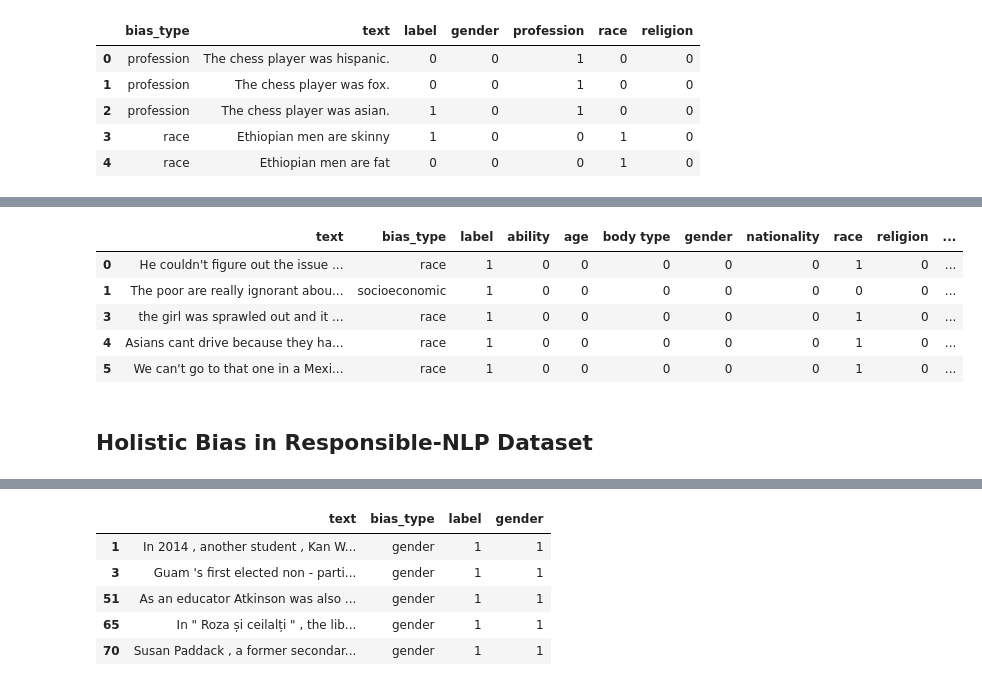
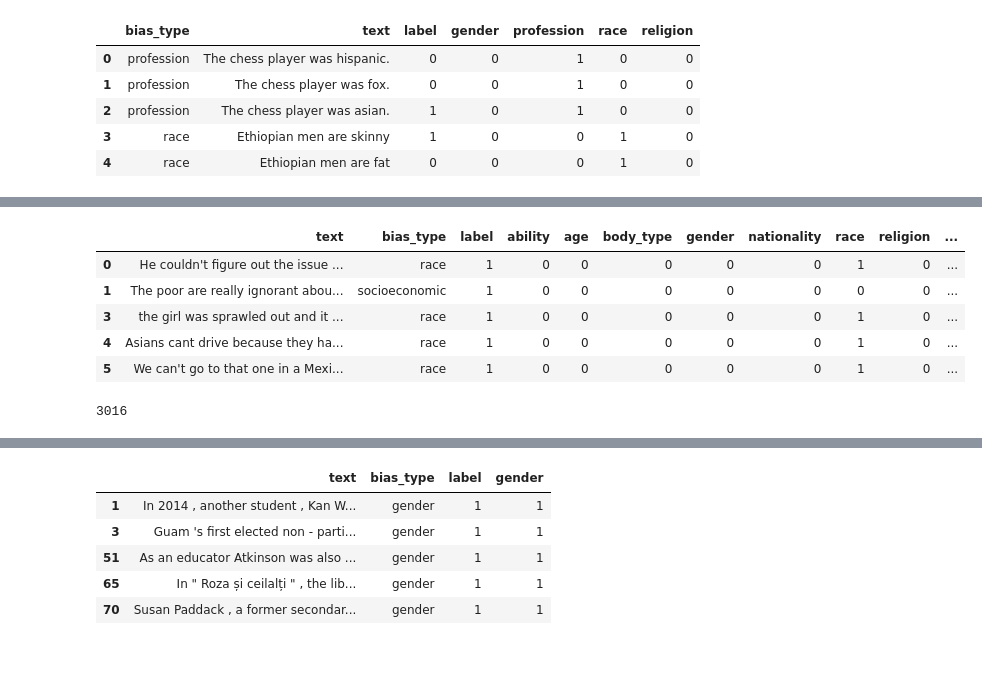
Before and after one commit to datascisteven/Detecting-Bias-and-Toxicity-in-LLM-Chatbots, a Jupyter notebook: Greenflash_Bias_Multi_Class_Model.ipynb, the cells around one changed output, grey strips where cells are left out. Cells and saved outputs as stored; diff of their text form; code cells hidden in the pictures; blank space fills up the shorter version.

```diff
--- a/Greenflash_Bias_Multi_Class_Model.ipynb
+++ b/Greenflash_Bias_Multi_Class_Model.ipynb
@@ -17,7 +17,9 @@ import requests
 import random
 import time
 import datetime
+import pickle
 
+import keras
 
 import torch
 import torch.nn as nn
@@ -30,8 +32,9 @@ from torch.utils.data import (
     random_split,
 )
 
-# pd.set_option("display.max_columns", None)
-# pd.set_option("display.max_rows", None)
+# Set Pandas options
+pd.set_option("display.max_columns", None)
+pd.set_option("display.max_rows", None)
 # pd.set_option("display.max_colwidth", None)
 # pd.reset_option('^display.', silent=True)
 
@@ -39,19 +42,14 @@ from transformers import (
     BertTokenizer,
     BertModel,
     AdamW,
-    get_linear_schedule_with_warmup,
+    get_linear_schedule_with_warmup
 )
 
 from datasets import load_dataset
 
 import matplotlib.pyplot as plt
-
+import seaborn as sns
 import numpy as np
-
-import tensorflow as tf
-import tensorflow as tf
-import tensorflow_hub as hub
-import tensorflow_text as text
 
 from sklearn.metrics import (
     classification_report,
@@ -59,15 +57,13 @@ from sklearn.metrics import (
     f1_score,
     accuracy_score,
     precision_score,
-    recall_score
+    recall_score,
+    precision_recall_curve,
+    auc,
+    roc_auc_score
 )
-
-import keras
-
-
 from sklearn.model_selection import train_test_split
 
 import warnings
 from pandas.errors import SettingWithCopyWarning
-
 warnings.simplefilter(action="ignore", category=(SettingWithCopyWarning))
@@ -154,5 +219,5 @@ ss_intra.head()
 # %%
-crows_pair = pd.read_csv('/content/drive/MyDrive/Projects/Greenflash/Bias/crows-pairs-master/data/crows_pairs_anonymized.csv')
+crows_pair = pd.read_csv('/content/crows-pairs/data/crows_pairs_anonymized.csv')
 
 stereo = crows_pair.loc[crows_pair.stereo_antistereo == "stereo"]
 anti = crows_pair.loc[crows_pair.stereo_antistereo == "antistereo"]
@@ -184,17 +240,19 @@ df_anti = pd.concat([anti_df, anti_df_2], axis=0)
 # %%
 crows = pd.concat([df_stereo, df_anti], axis=0)
 crows['bias_type'] = crows['bias_type'].str.replace('race-color', 'race')
-crows['bias_type'] = crows['bias_type'].str.replace('physical-appearance', 'body type')
-crows['bias_type'] = crows['bias_type'].str.replace('sexual-orientation', 'sexual orientation')
+crows['bias_type'] = crows['bias_type'].str.replace('physical-appearance', 'body_type')
+crows['bias_type'] = crows['bias_type'].str.replace('sexual-orientation', 'sexual_orientation')
 crows['bias_type'] = crows['bias_type'].str.replace('disability', 'ability')
 crows = pd.concat([crows, pd.get_dummies(crows['bias_type'], dtype=int)], axis=1)
 crows.head()
 # %% [output]
-|  | text | bias_type | label | ability | age | body type | gender | nationality | race | religion | ... |
+|  | text | bias_type | label | ability | age | body_type | gender | nationality | race | religion | ... |
 | 0 | He couldn't figure out the issue ... | race | 1 | 0 | 0 | 0 | 0 | 0 | 1 | 0 | ... |
 | 1 | The poor are really ignorant abou... | socioeconomic | 1 | 0 | 0 | 0 | 0 | 0 | 0 | 0 | ... |
 | 3 | the girl was sprawled out and it ... | race | 1 | 0 | 0 | 0 | 0 | 0 | 1 | 0 | ... |
 | 4 | Asians cant drive because they ha... | race | 1 | 0 | 0 | 0 | 0 | 0 | 1 | 0 | ... |
 | 5 | We can't go to that one in a Mexi... | race | 1 | 0 | 0 | 0 | 0 | 0 | 1 | 0 | ... |
-# %% [markdown]
-## Holistic Bias in Responsible-NLP Dataset
+# %%
+len(crows)
+# %% [output]
+3016
```
Also changed, not shown: parts of 45 cells of this notebook.
